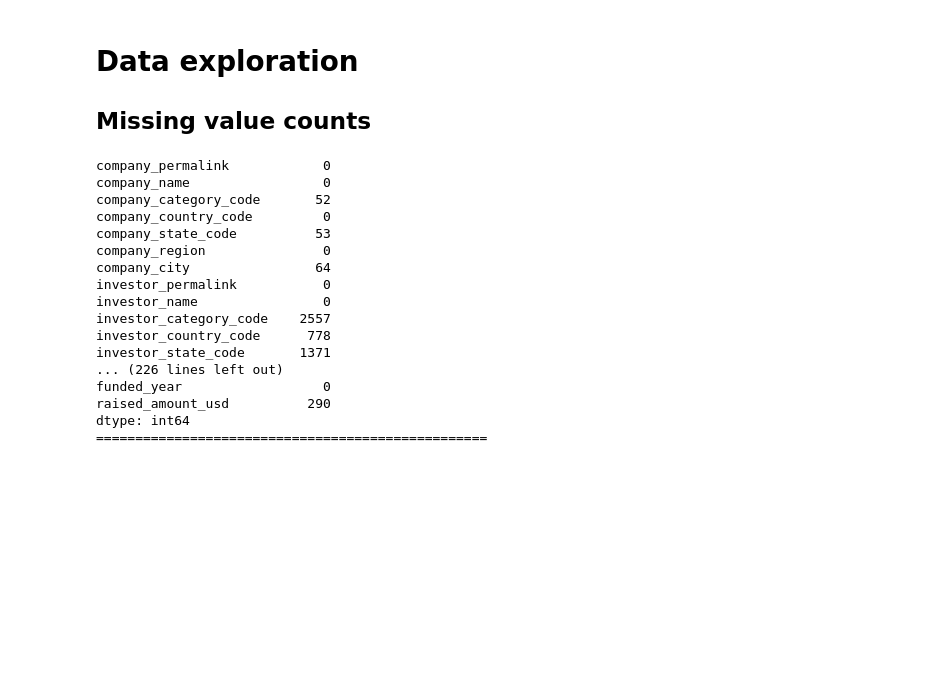
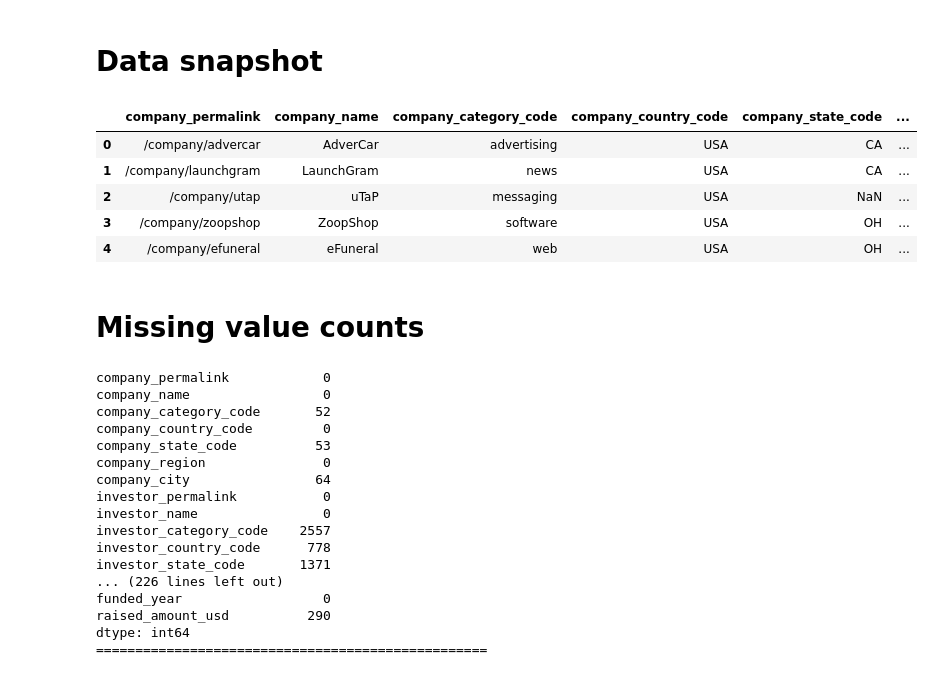
Before and after one commit to jdavidp/dataquest-projects, a Jupyter notebook: project3/crunchbase.ipynb, the cells around one changed output. Drawn from its saved outputs; the diff is of its cells as text; code cells hidden in the pictures; blank space fills up the shorter version.

```diff
--- a/project3/crunchbase.ipynb
+++ b/project3/crunchbase.ipynb
@@ -1,9 +1,19 @@
 # %%
 import pandas as pd
+# %% [markdown]
+# Data snapshot
+# %%
+df = pd.read_csv('crunchbase-investments.csv', nrows=5, encoding='ISO-8859-1')
+df
+# %% [output]
+|  | company_permalink | company_name | company_category_code | company_country_code | company_state_code | ... |
+| 0 | /company/advercar | AdverCar | advertising | USA | CA | ... |
+| 1 | /company/launchgram | LaunchGram | news | USA | CA | ... |
+| 2 | /company/utap | uTaP | messaging | USA | NaN | ... |
+| 3 | /company/zoopshop | ZoopShop | software | USA | OH | ... |
+| 4 | /company/efuneral | eFuneral | web | USA | OH | ... |
 # %% [markdown]
-# Data exploration
-
-## Missing value counts
+# Missing value counts
 # %%
 chunk_iter = pd.read_csv('crunchbase-investments.csv', chunksize=5000, encoding='ISO-8859-1')
 
```
Also changed, not shown: parts of 16 cells of this notebook.
